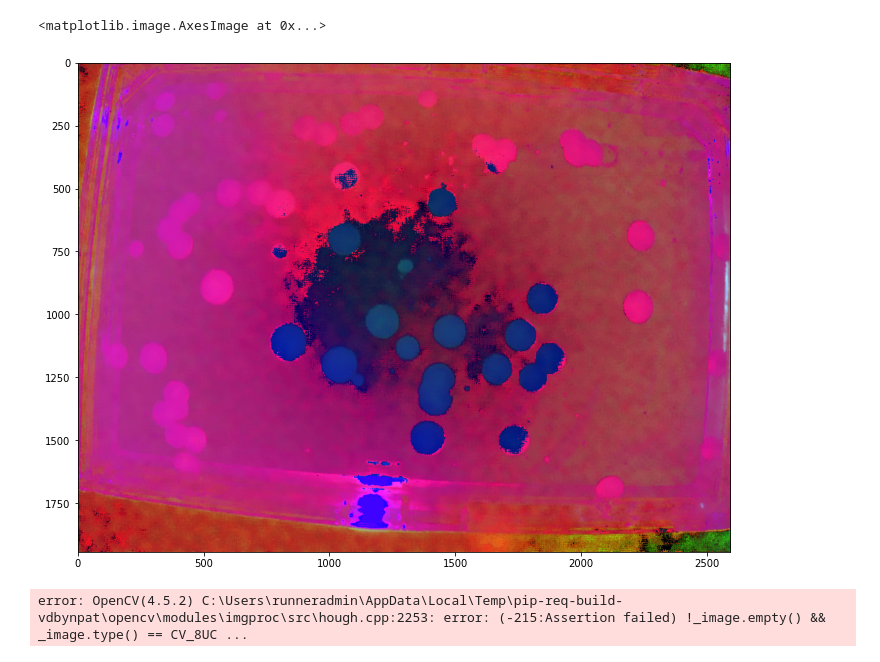
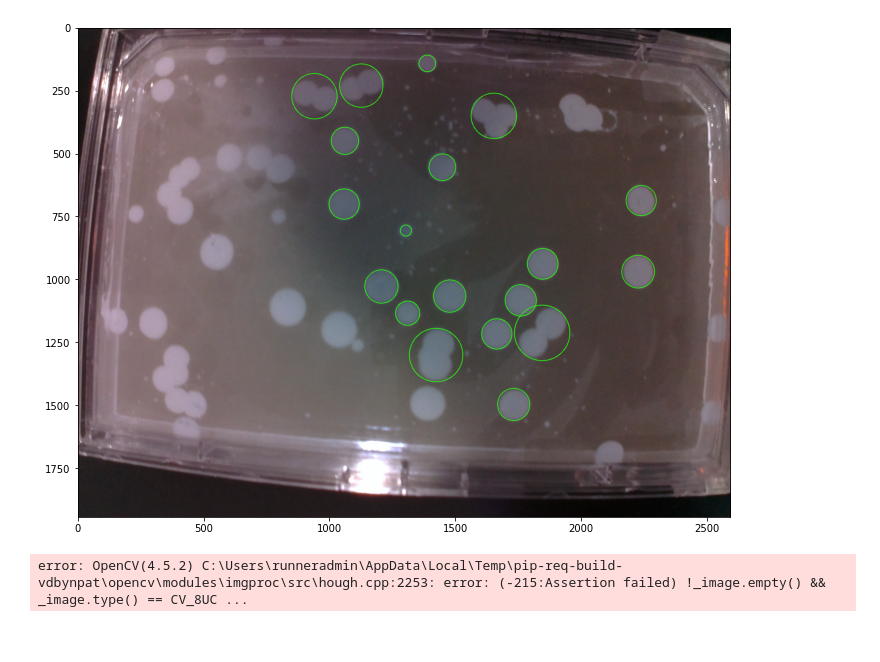
Before and after one commit to sadmanca/open-insulin-vision, a Jupyter notebook: colony-detection.ipynb, the cells around one changed output. Saved outputs shown, nothing was run; the diff lists cells and outputs as text; code cells hidden in the pictures.

Commit message:
Attempt to use contour filtering and Otsu's threshold

```diff
--- a/colony-detection.ipynb
+++ b/colony-detection.ipynb
@@ -3,26 +3,34 @@ import cv2
 import numpy as np
 import matplotlib.pyplot as plt
 %matplotlib inline
-# %%
-image = 'real.jpg'
-img = cv2.imread(image, 1)
-img_orig = img.copy()
-img = cv2.cvtColor(img,cv2.COLOR_BGR2HSV_FULL)
-
-lower_gray = np.array([0,0,0], dtype=np.uint8)
-upper_gray = np.array([100,100,100], dtype=np.uint8)
-
-mask = cv2.inRange(img, lower_gray, upper_gray)
-res = cv2.bitwise_and(img, img, mask=mask)
-
-gray = cv2.cvtColor(res, cv2.COLOR_BGR2GRAY)
-ret, thresh = cv2.threshold(gray, 1, 255, cv2.THRESH_BINARY)
-
-plt.rcParams["figure.figsize"] = (16,9)
-plt.imshow(img)
-# %% [output]
-<matplotlib.image.AxesImage at 0x...>
-[figure, removed]
+# %%
+image = 'real.jpg'
+img = cv2.imread(image, 1)
+img_orig = img.copy()
+
+gray = cv2.cvtColor(img,cv2.COLOR_BGR2GRAY)
+blur = cv2.medianBlur(gray, 11)
+thresh = cv2.threshold(blur, 0, 255, cv2.THRESH_BINARY + cv2.THRESH_OTSU)[1]
+
+kernel = cv2.getStructuringElement(cv2.MORPH_ELLIPSE, (5,5))
+opening = cv2.morphologyEx(thresh, cv2.MORPH_OPEN, kernel, iterations=3)
+
+# find contours and filter using contour area and aspect ratio
+cnts = cv2.findContours(opening, cv2.RETR_EXTERNAL, cv2.CHAIN_APPROX_SIMPLE)
+cnts = cnts[0] if len(cnts) == 2 else cnts[1]
+for c in cnts:
+    peri = cv2.arcLength(c, True)
+    approx = cv2.approxPolyDP(c, 0.04 * peri, True)
+    area = cv2.contourArea(c)
+    if len(approx) > 5 and area > 1000 and area < 50000:
+        ((x,y), r) = cv2.minEnclosingCircle(c)
+        cv2.circle(img, (int(x), int(y)), int(r), (36,255,12), 2)
+
+plt.rcParams["figure.figsize"] = (16,9)
+plt.imshow(img)
+plt.imsave("2.png", img)
+# %% [output]
+[figure, added]
 # %%
 all_circs = cv2.HoughCircles(img, cv2.HOUGH_GRADIENT, 2, 120, param1=50, param2=30, minRadius=20, maxRadius=100)
 all_circs_rounded = np.uint16(np.around(all_circs))
```
Also changed, not shown: 2 other files.
